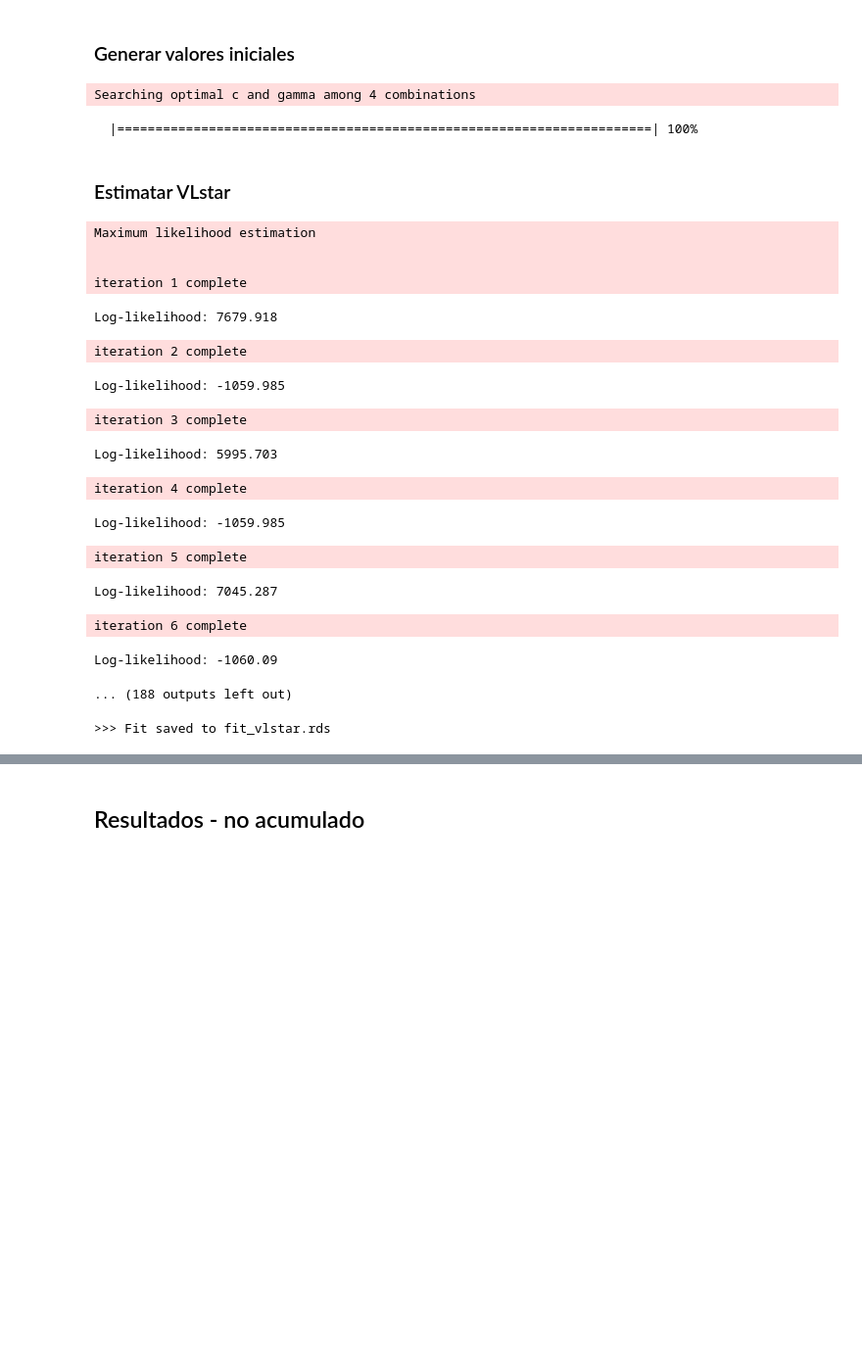
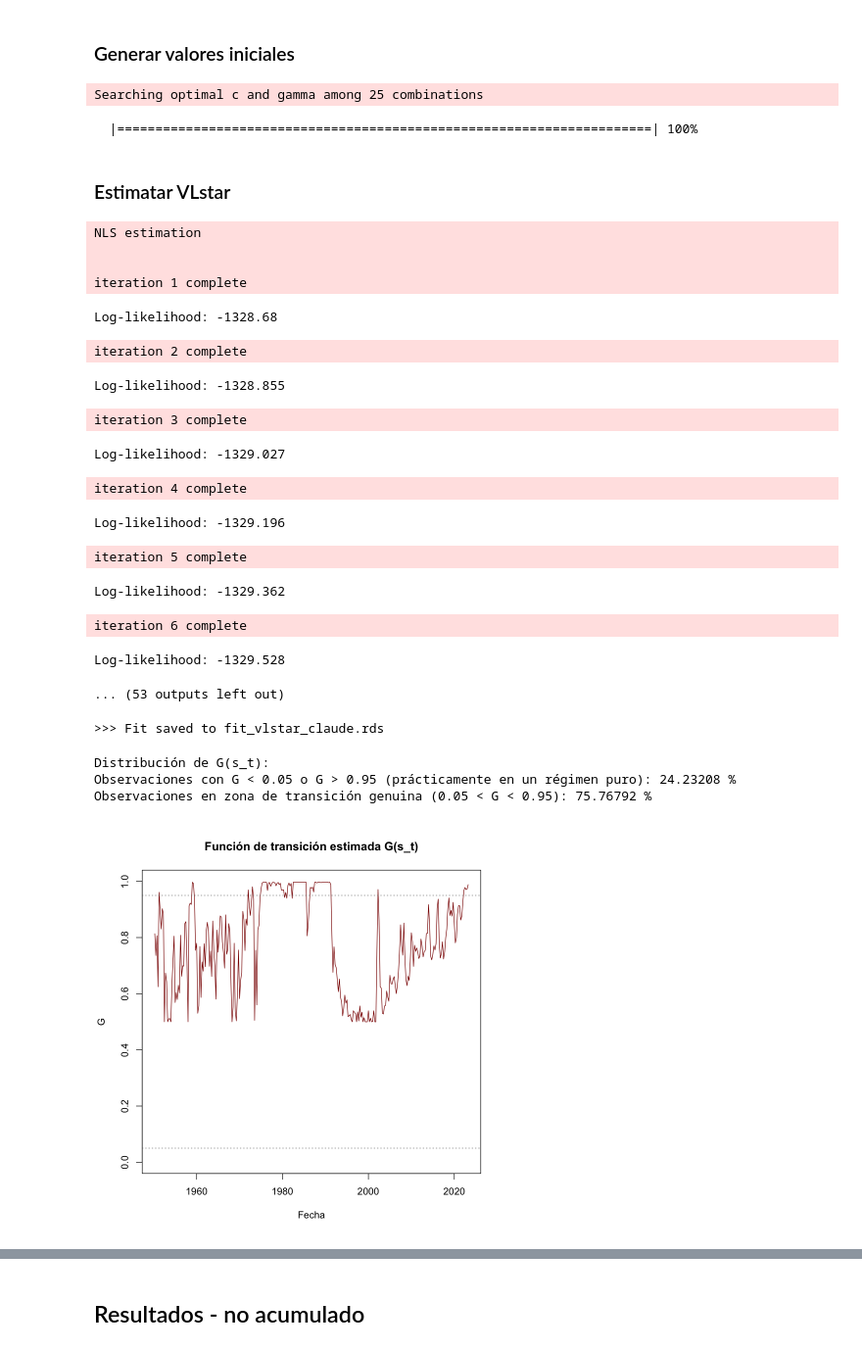
Before and after one commit to mbarrena/tesis, a Jupyter notebook: r_experiments/VLSTAR.ipynb, the cells around one changed output, grey strips where cells are left out. Shown at 98% size. Saved outputs shown, nothing was run; the diff lists cells and outputs as text; code cells hidden in the pictures; blank space fills up the shorter version.

```diff
--- a/r_experiments/VLSTAR.ipynb
+++ b/r_experiments/VLSTAR.ipynb
@@ -218,10 +251,11 @@ stvalues <- startingVLSTAR(
   n.combi      = n_combi,
   singlecgamma = single_cgamma,
   st           = st,
-  ncores       = ncores
+  ncores       = ncores,
+  m = n_regimes
 )
 # %% [output]
-Searching optimal c and gamma among 4 combinations
+Searching optimal c and gamma among 25 combinations
   |======================================================================| 100%
 # %% [markdown]
 ### Estimatar VLstar
@@ -237,29 +271,50 @@ fit.VLSTAR <- VLSTAR(
   n.iter       = n_iter,
   st           = st,
   method       = convergence_method,
-  ncores       = ncores
+  ncores       = ncores,
+  m = n_regimes
 )
 sink()
 # %% [output]
-Maximum likelihood estimation
+NLS estimation
 
 
 iteration 1 complete
-Log-likelihood: 7679.918
+Log-likelihood: -1328.68
 iteration 2 complete
-Log-likelihood: -1059.985
+Log-likelihood: -1328.855
 iteration 3 complete
-Log-likelihood: 5995.703
+Log-likelihood: -1329.027
 iteration 4 complete
-Log-likelihood: -1059.985
+Log-likelihood: -1329.196
 iteration 5 complete
-Log-likelihood: 7045.287
+Log-likelihood: -1329.362
 iteration 6 complete
-Log-likelihood: -1060.09
+Log-likelihood: -1329.528
-... (188 outputs left out)
+... (53 outputs left out)
 # %%
 # Save the fitted model so you can reload it without re-running
-saveRDS(fit.VLSTAR, "fit_vlstar.rds")
-cat(">>> Fit saved to fit_vlstar.rds\n")
+saveRDS(fit.VLSTAR, "fit_vlstar_claude.rds")
+cat(">>> Fit saved to fit_vlstar_claude.rds\n")
 # %% [output]
->>> Fit saved to fit_vlstar.rds
+>>> Fit saved to fit_vlstar_claude.rds
+# %%
+gamma_hat <- fit.VLSTAR$Gammac[1, "gamma"]   # o el valor de tu ecuación de interés
+c_hat     <- fit.VLSTAR$Gammac[1, "c"]  # idem
+
+G_t <- 1 / (1 + exp(-gamma_hat * (as.numeric(st) - c_hat)))
+
+cat("Distribución de G(s_t):\n")
+cat("Observaciones con G < 0.05 o G > 0.95 (prácticamente en un régimen puro):",
+    mean(G_t < 0.05 | G_t > 0.95) * 100, "%\n")
+cat("Observaciones en zona de transición genuina (0.05 < G < 0.95):",
+    mean(G_t >= 0.05 & G_t <= 0.95) * 100, "%\n")
+
+plot(st_dates, G_t, type = "l", ylim = c(0,1), col = "darkred",
+     main = "Función de transición estimada G(s_t)", xlab = "Fecha", ylab = "G")
+abline(h = c(0.05, 0.95), lty = 3, col = "grey50")
+# %% [output]
+Distribución de G(s_t):
+Observaciones con G < 0.05 o G > 0.95 (prácticamente en un régimen puro): 24.23208 %
+Observaciones en zona de transición genuina (0.05 < G < 0.95): 75.76792 %
+[figure, added]
```
Also changed, not shown: parts of 10 cells of this notebook, 39 other files.
